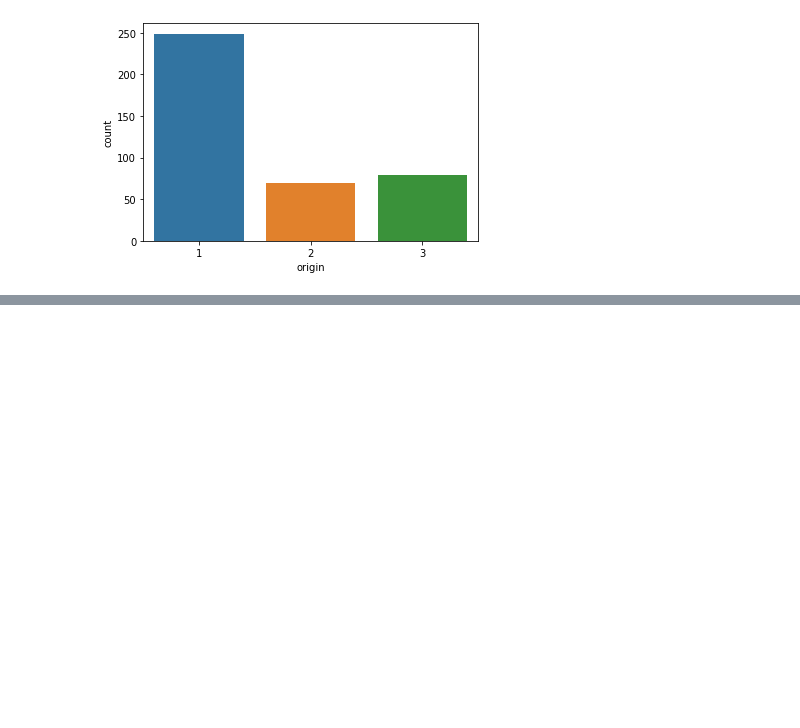
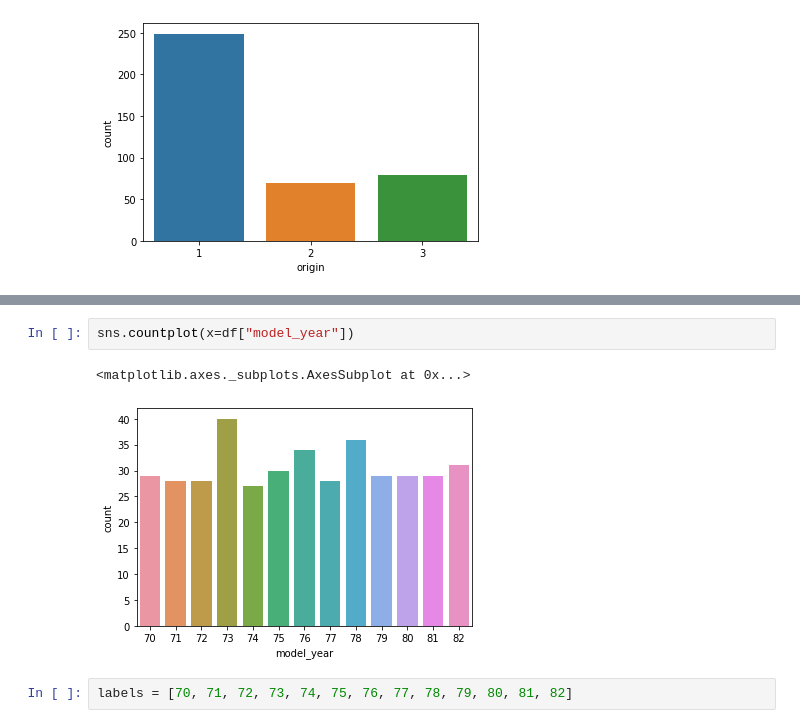
Before and after one commit to khalilullahalfaath/Project_Based_ML, a Jupyter notebook: ML_Project_based.ipynb, the cells around one changed output, grey strips where cells are left out. Cells and saved outputs as stored; diff of their text form; blank space fills up the shorter version.

```diff
--- a/ML_Project_based.ipynb
+++ b/ML_Project_based.ipynb
@@ -405,0 +417,7 @@ sns.countplot(x=df["origin"])
+# %%
+sns.countplot(x=df["model_year"])
+# %% [output]
+<matplotlib.axes._subplots.AxesSubplot at 0x...>
+[figure, added]
+# %%
+labels = [70, 71, 72, 73, 74, 75, 76, 77, 78, 79, 80, 81, 82]
```
Also changed, not shown: parts of 48 cells of this notebook.
